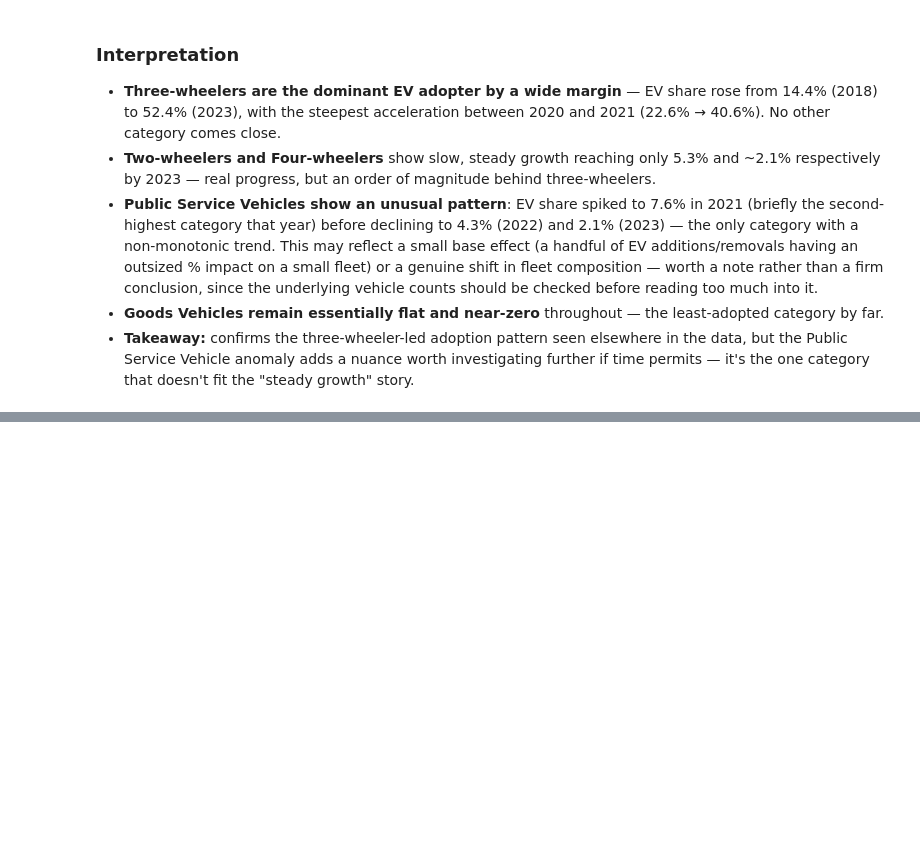
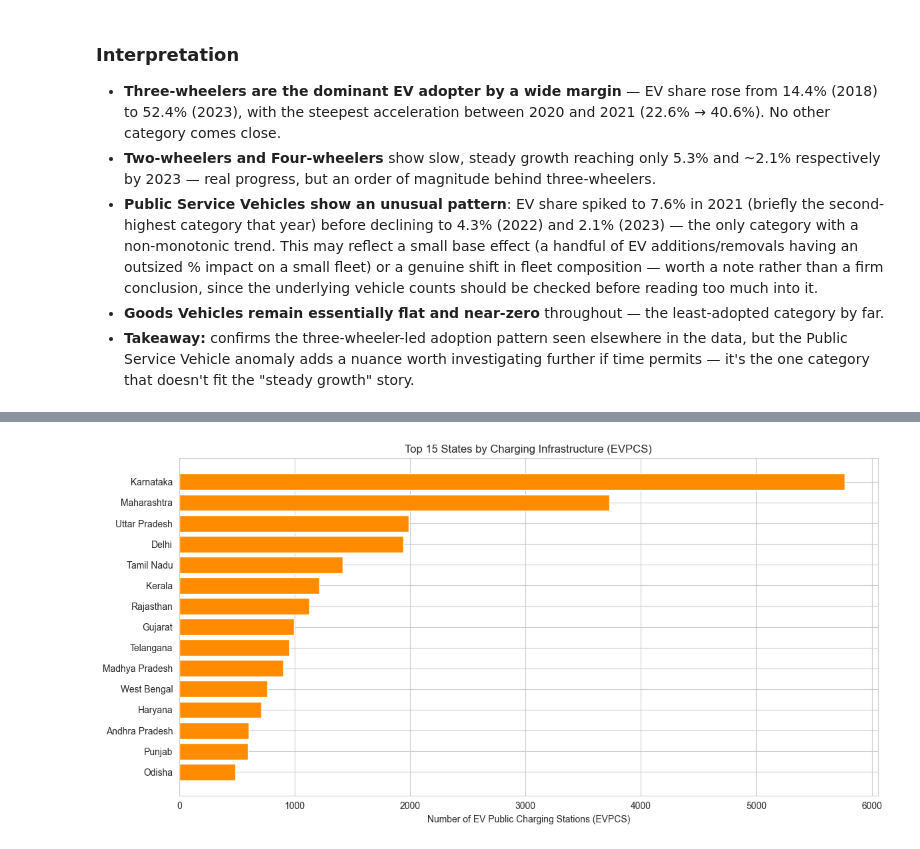
Before and after one commit to RitikaSen27/Automobile-sales-and-EV-adoption-trends, a Jupyter notebook: ev_analysis.ipynb, the cells around one changed output, grey strips where cells are left out. Saved outputs shown, nothing was run; the diff lists cells and outputs as text; code cells hidden in the pictures; blank space fills up the shorter version.

```diff
--- a/ev_analysis.ipynb
+++ b/ev_analysis.ipynb
@@ -168,0 +185,14 @@ plt.show()
+# %%
+df_charge = tables["charging_state_simple"].copy()
+df_evpcs = df_charge[df_charge["metric"] == "No. of EVPCS"].sort_values("count", ascending=False)
+
+fig, ax = plt.subplots(figsize=(12, 6))
+top15_charge = df_evpcs.head(15)
+ax.barh(top15_charge["state"], top15_charge["count"], color='darkorange')
+ax.set_xlabel("Number of EV Public Charging Stations (EVPCS)")
+ax.set_title("Top 15 States by Charging Infrastructure (EVPCS)")
+ax.invert_yaxis()
+plt.tight_layout()
+plt.show()
+# %% [output]
+[figure, added]
```
Also changed, not shown: parts of 4 cells of this notebook.
